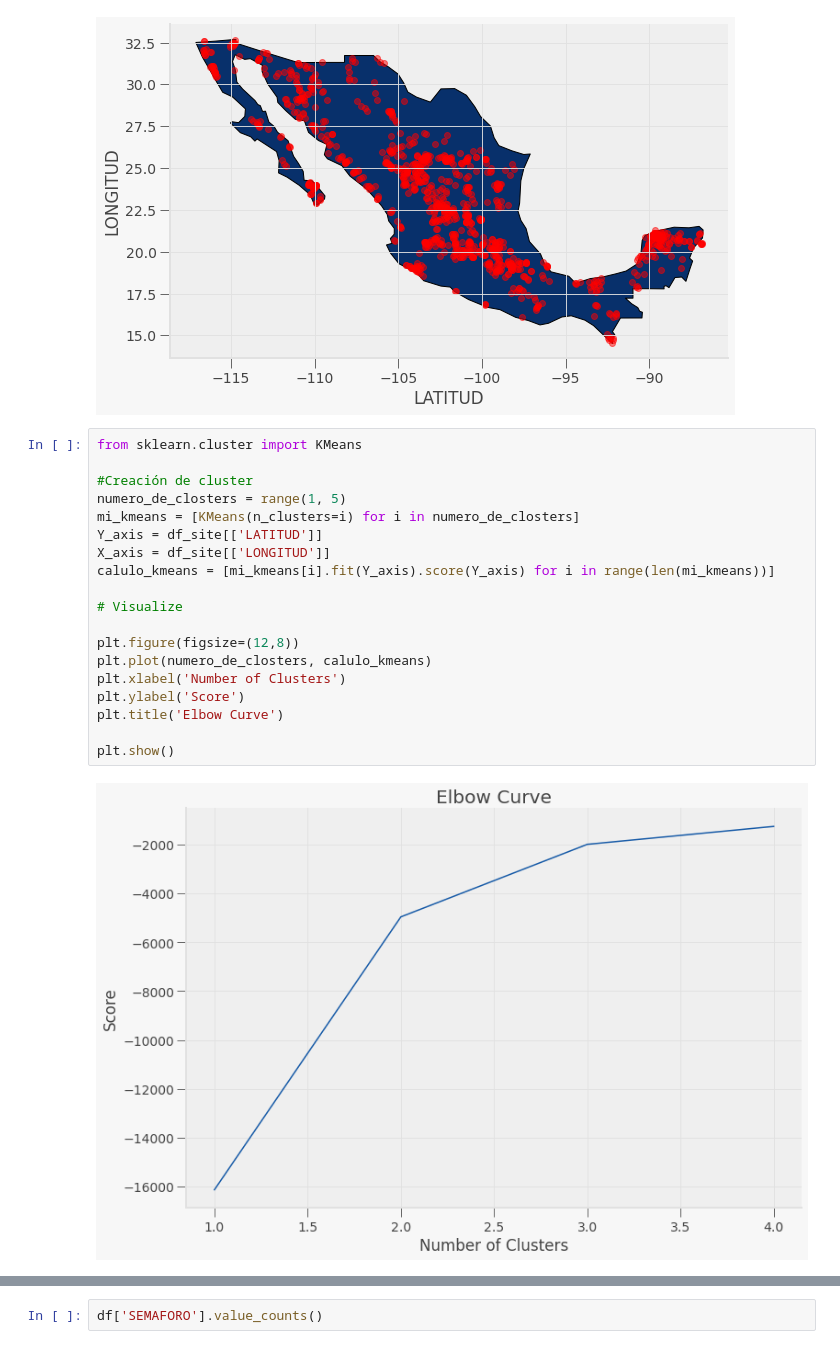
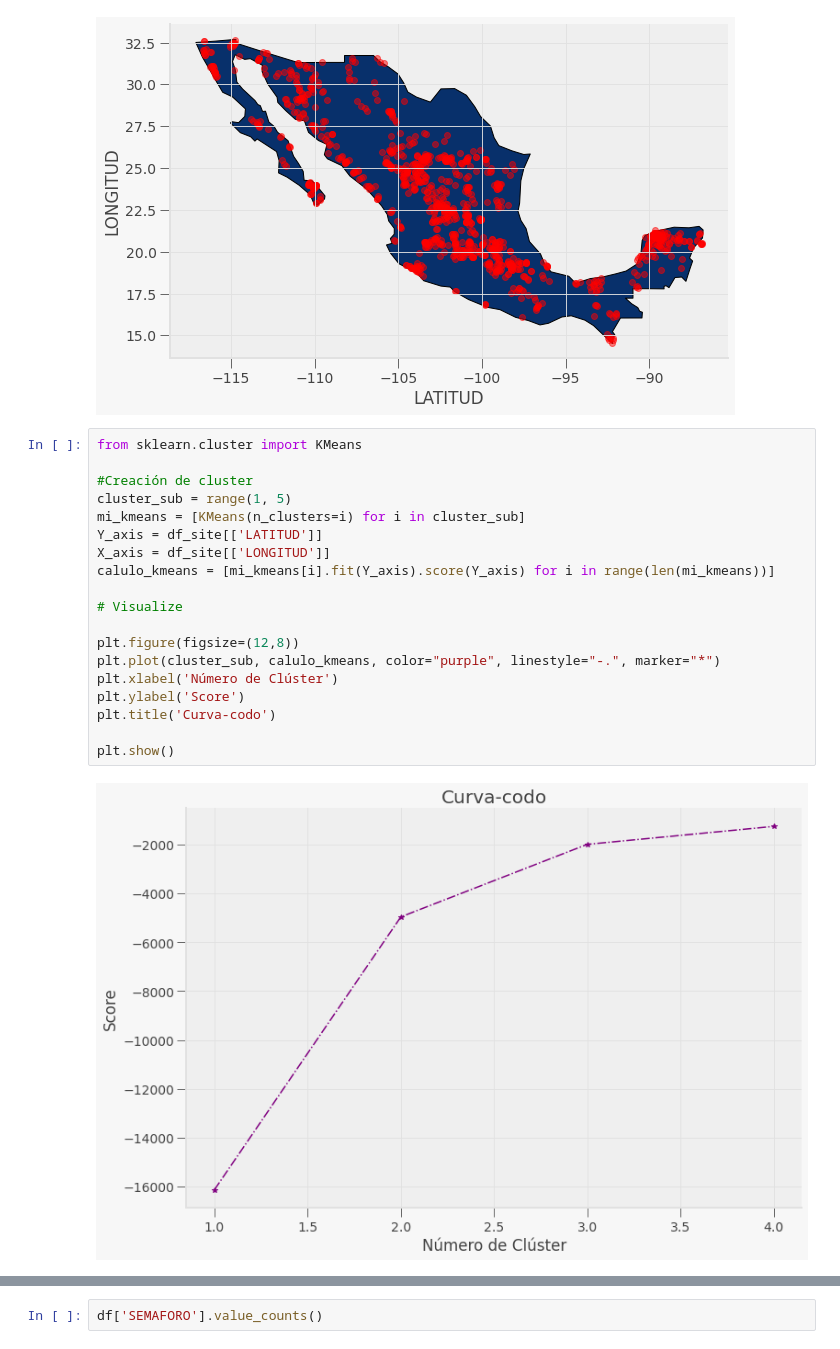
Before and after one commit to PosgradoMNA/actividades-del-projecto-equipo_98, a Jupyter notebook: Reto_DS_Parte_1.ipynb, the cells around one changed output, grey strips where cells are left out. Cells and saved outputs as stored; diff of their text form.

```diff
--- a/Reto_DS_Parte_1.ipynb
+++ b/Reto_DS_Parte_1.ipynb
@@ -757,24 +732,24 @@ puntos_coordsub
 # %%
 from sklearn.cluster import KMeans
 
 #Creación de cluster
-numero_de_closters = range(1, 5)
-mi_kmeans = [KMeans(n_clusters=i) for i in numero_de_closters]
+cluster_sub = range(1, 5)
+mi_kmeans = [KMeans(n_clusters=i) for i in cluster_sub]
 Y_axis = df_site[['LATITUD']]
 X_axis = df_site[['LONGITUD']]
 calulo_kmeans = [mi_kmeans[i].fit(Y_axis).score(Y_axis) for i in range(len(mi_kmeans))]
 
 # Visualize
 
 plt.figure(figsize=(12,8))
-plt.plot(numero_de_closters, calulo_kmeans)
-plt.xlabel('Number of Clusters')
+plt.plot(cluster_sub, calulo_kmeans, color="purple", linestyle="-.", marker="*")
+plt.xlabel('Número de Clúster')
 plt.ylabel('Score')
-plt.title('Elbow Curve')
+plt.title('Curva-codo')
 
 plt.show()
 # %% [output]
-[figure, old version]
+[figure, new version]
 # %%
 #Elección de cluster según código del codo
 
```
Also changed, not shown: parts of 40 cells of this notebook.
